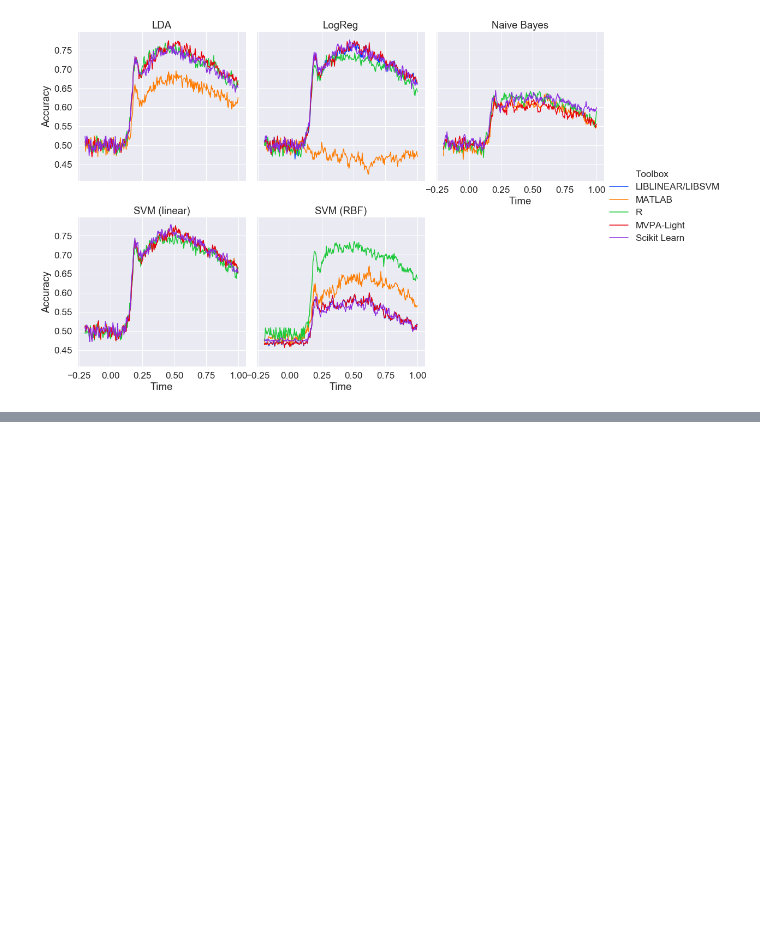
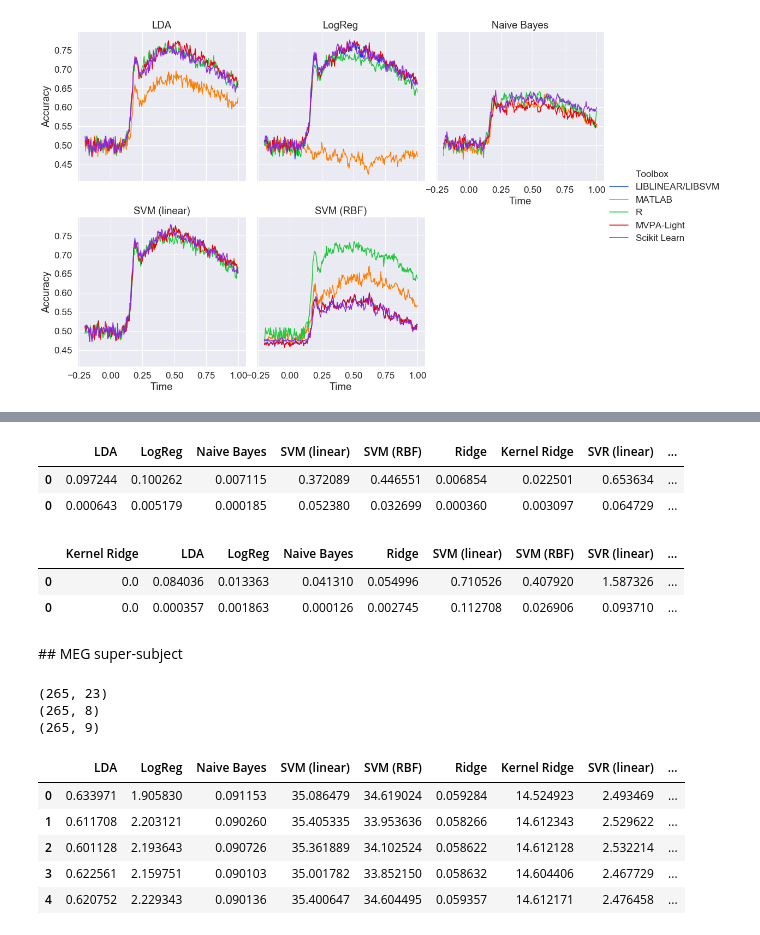
Before and after one commit to treder/MVPA-Light-Paper, a Jupyter notebook: analysis/benchmark_plot_results.ipynb, the cells around one changed output, grey strips where cells are left out. Drawn from its saved outputs; the diff is of its cells as text; code cells hidden in the pictures; blank space fills up the shorter version.

```diff
--- a/analysis/benchmark_plot_results.ipynb
+++ b/analysis/benchmark_plot_results.ipynb
@@ -207,0 +226,35 @@ df_R.head()
+# %%
+pd.concat([pd.DataFrame(df_scikit.mean()).transpose(), pd.DataFrame(df_scikit.std()).transpose()])
+# %% [output]
+|  | LDA | LogReg | Naive Bayes | SVM (linear) | SVM (RBF) | Ridge | Kernel Ridge | SVR (linear) | ... |
+| 0 | 0.097244 | 0.100262 | 0.007115 | 0.372089 | 0.446551 | 0.006854 | 0.022501 | 0.653634 | ... |
+| 0 | 0.000643 | 0.005179 | 0.000185 | 0.052380 | 0.032699 | 0.000360 | 0.003097 | 0.064729 | ... |
+# %%
+pd.concat([pd.DataFrame(df_R.mean()).transpose(), pd.DataFrame(df_R.std()).transpose()])
+# %% [output]
+|  | Kernel Ridge | LDA | LogReg | Naive Bayes | Ridge | SVM (linear) | SVM (RBF) | SVR (linear) | ... |
+| 0 | 0.0 | 0.084036 | 0.013363 | 0.041310 | 0.054996 | 0.710526 | 0.407920 | 1.587326 | ... |
+| 0 | 0.0 | 0.000357 | 0.001863 | 0.000126 | 0.002745 | 0.112708 | 0.026906 | 0.093710 | ... |
+# %% [markdown]
+## MEG super-subject
+# %%
+# load results
+df_matlab = pd.read_csv(resultsdir + 'benchmarking_results_supersubject_matlab.csv')
+print(df_matlab.shape)
+df_R = pd.read_csv(resultsdir + 'benchmarking_results_supersubject_R_time.csv').iloc[:,1:]
+print(df_R.shape)
+
+df_scikit = pd.read_csv(resultsdir + 'benchmarking_results_supersubject_scikit_learn.csv').iloc[:,1:]
+print(df_scikit.shape)
+
+df_scikit.head()
+# %% [output]
+(265, 23)
+(265, 8)
+(265, 9)
+|  | LDA | LogReg | Naive Bayes | SVM (linear) | SVM (RBF) | Ridge | Kernel Ridge | SVR (linear) | ... |
+| 0 | 0.633971 | 1.905830 | 0.091153 | 35.086479 | 34.619024 | 0.059284 | 14.524923 | 2.493469 | ... |
+| 1 | 0.611708 | 2.203121 | 0.090260 | 35.405335 | 33.953636 | 0.058266 | 14.612343 | 2.529622 | ... |
+| 2 | 0.601128 | 2.193643 | 0.090726 | 35.361889 | 34.102524 | 0.058622 | 14.612128 | 2.532214 | ... |
+| 3 | 0.622561 | 2.159751 | 0.090103 | 35.001782 | 33.852150 | 0.058632 | 14.604406 | 2.467729 | ... |
+| 4 | 0.620752 | 2.229343 | 0.090136 | 35.400647 | 34.604495 | 0.059357 | 14.612171 | 2.476458 | ... |
```
Also changed, not shown: parts of 12 cells of this notebook.
